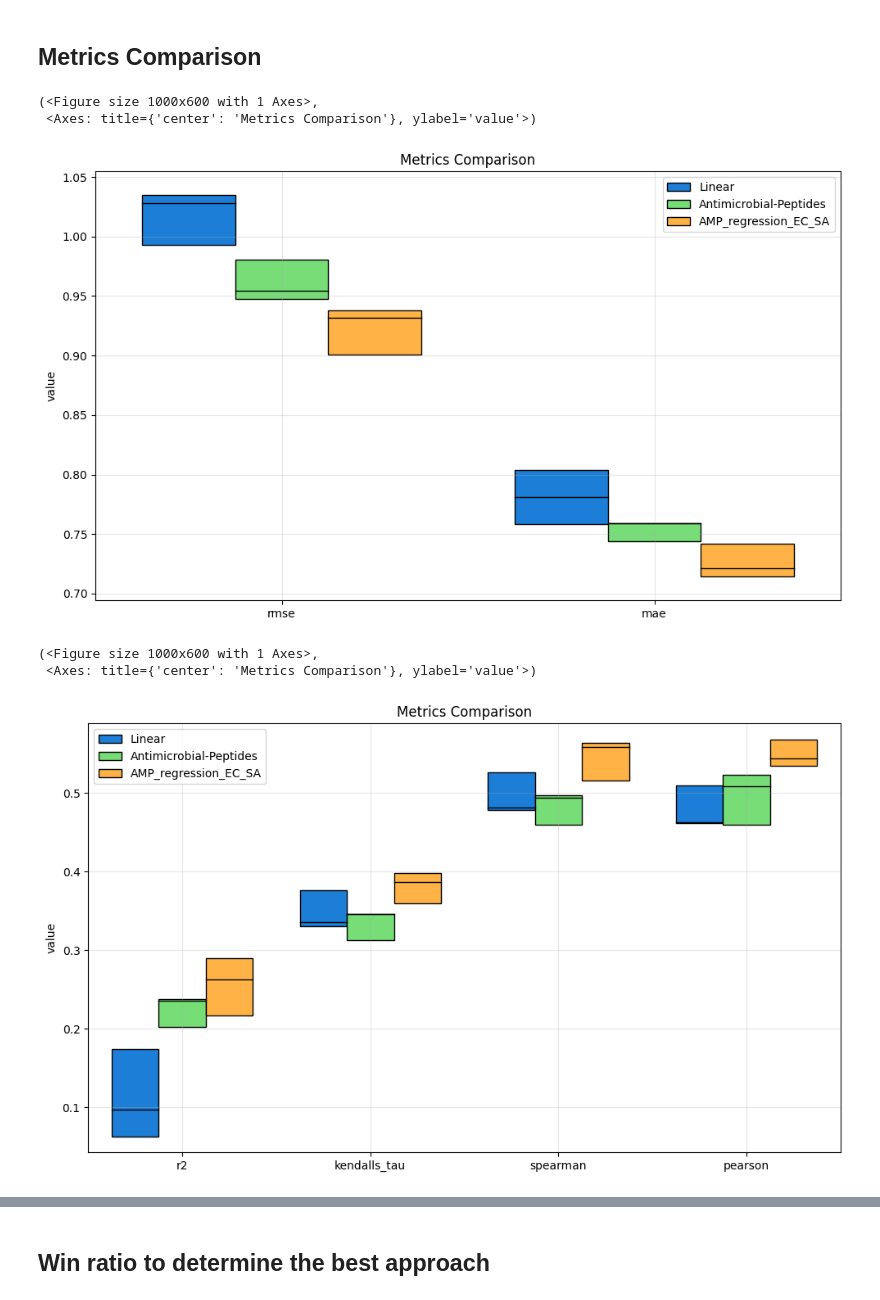
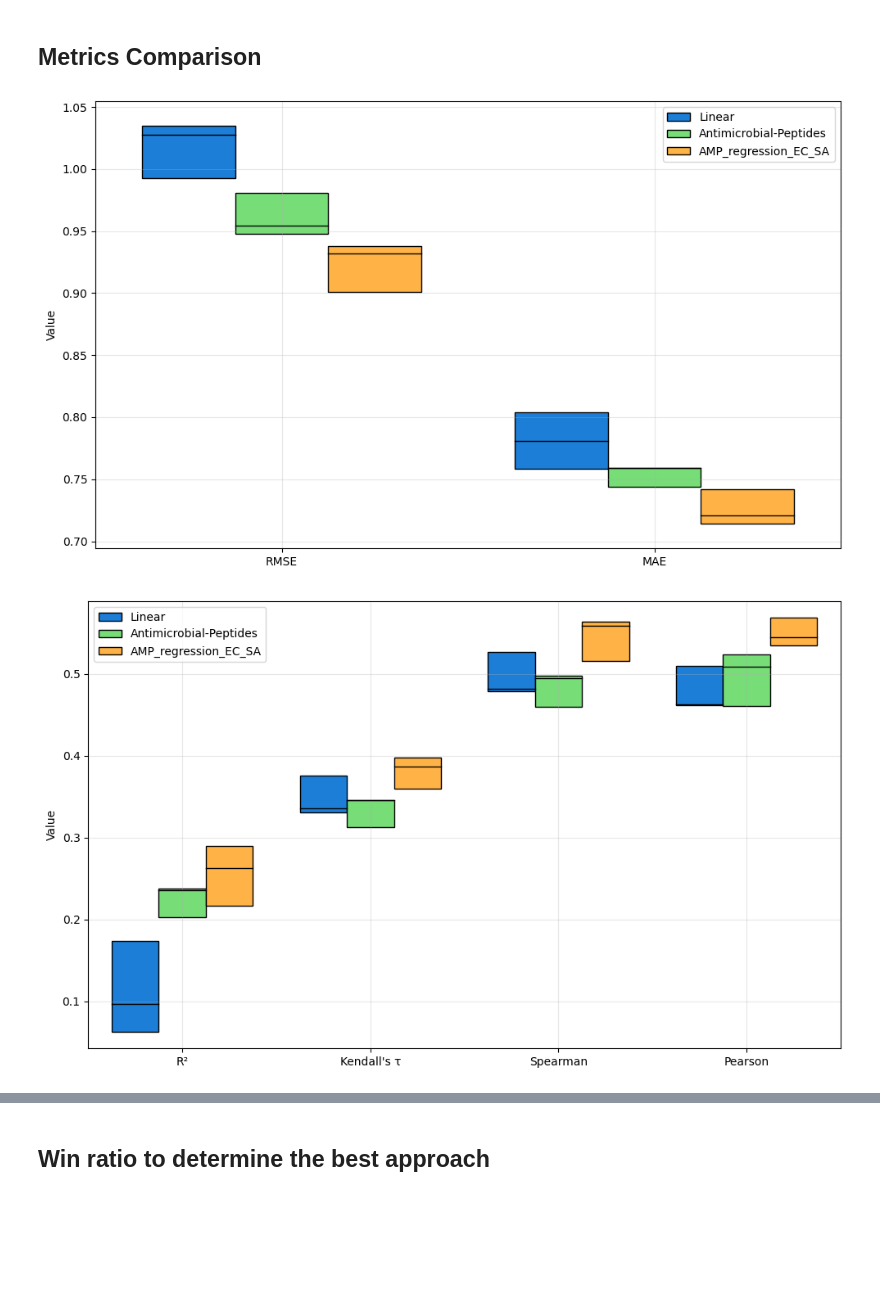
Before and after one commit to anthol42/QMAP, a Jupyter notebook: projects/full_benchmark.ipynb, the cells around one changed output, grey strips where cells are left out. Cells and saved outputs as stored; diff of their text form; code cells hidden in the pictures; blank space fills up the shorter version.

```diff
--- a/projects/full_benchmark.ipynb
+++ b/projects/full_benchmark.ipynb
@@ -70,7 +73,7 @@ def plot_metric_comp(metric, threshold):
     plt.tight_layout()
     return fig, ax
 
-def plot_all_metrics(metrics, threshold):
+def plot_all_metrics(metrics, threshold, alias: list[str] = None):
     """
     Plot the performances of the three different approaches for all metrics at a given threshold. The maximum and minimum values are removed to reduce the noise.
     Args:
@@ -113,9 +116,9 @@ def plot_all_metrics(metrics, threshold):
             y_max = max(max_ for _, _, max_ in all_measures)
 
     ax.set_xticks([i + 0.5 for i in range(len(metrics))])
-    ax.set_xticklabels(metrics)
-    ax.set_ylabel('value')
-    ax.set_title(f'Metrics Comparison')
+    ax.set_xticklabels(alias or metrics)
+    ax.set_ylabel('Value')
+    # ax.set_title(f'Metrics Comparison')
     ax.legend()
     ax.grid(True, alpha=0.3)
     ax.set_ylim(y_min - 0.02,
@@ -127,15 +130,13 @@ def plot_all_metrics(metrics, threshold):
 # %% [markdown]
 ## Metrics Comparison
 # %%
-plot_all_metrics(["rmse", 'mae'], 55)
+plot_all_metrics(["rmse", 'mae'], 55, ["RMSE", "MAE"])
+plt.savefig('figs/metrics_loss_55.svg')
 # %% [output]
-(<Figure size 1000x600 with 1 Axes>,
- <Axes: title={'center': 'Metrics Comparison'}, ylabel='value'>)
-[figure, old version]
+[figure, new version]
 # %%
-plot_all_metrics(['r2', 'kendalls_tau', 'spearman', 'pearson'], 55)
+plot_all_metrics(['r2', 'kendalls_tau', 'spearman', 'pearson'], 55, ["R²", "Kendall's τ", "Spearman", "Pearson"])
+plt.savefig('figs/metrics_corr_55.svg')
 # %% [output]
-(<Figure size 1000x600 with 1 Axes>,
- <Axes: title={'center': 'Metrics Comparison'}, ylabel='value'>)
-[figure, old version]
+[figure, new version]
 # %%
```
Also changed, not shown: parts of 12 cells of this notebook, 3 other files.
